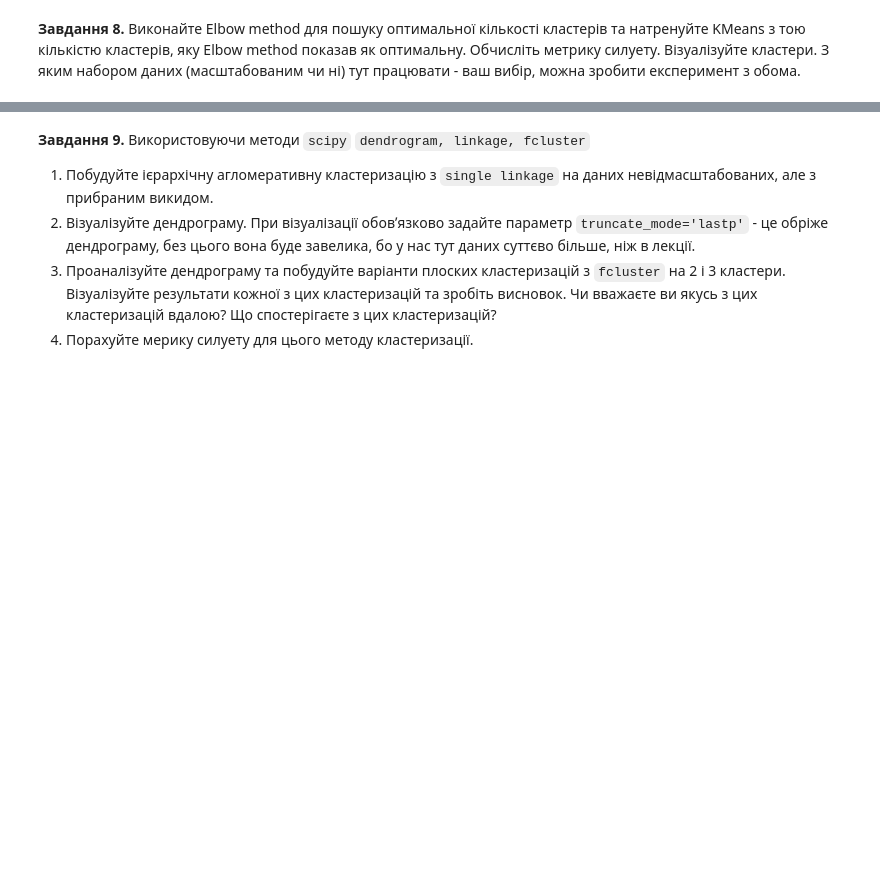
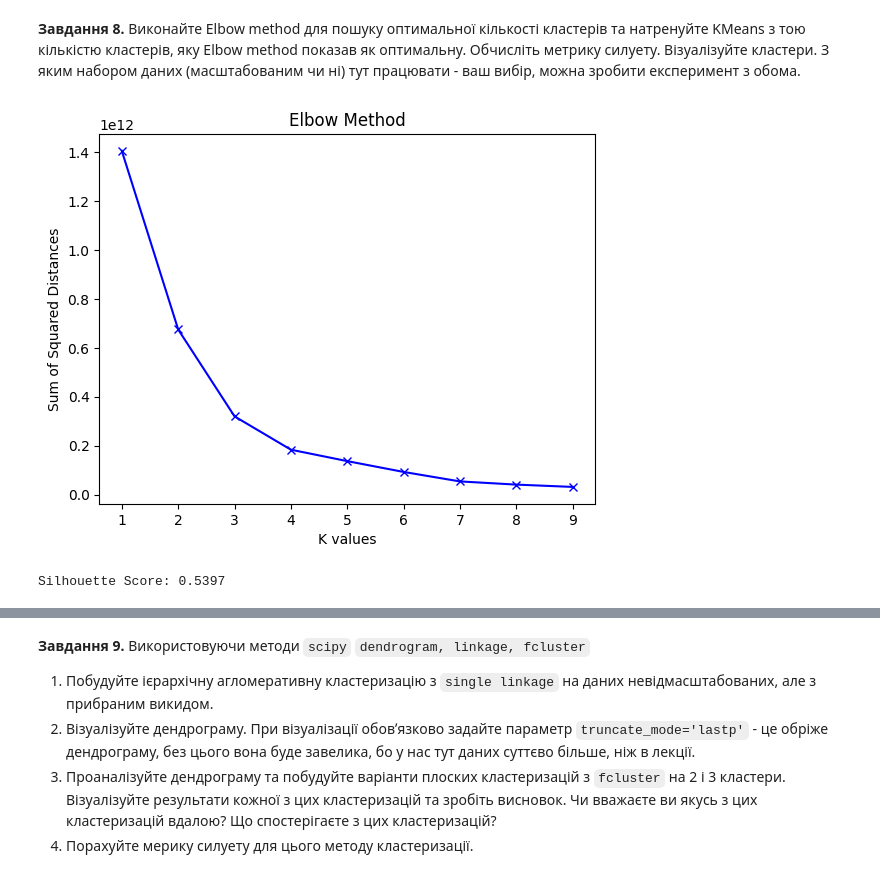
Before and after one commit to sekhahelina/ML_tasks, a Jupyter notebook: Module3/HW_Алгоритми_кластеризації.ipynb, the cells around one changed output, grey strips where cells are left out. Cells and saved outputs as stored; diff of their text form; code cells hidden in the pictures; blank space fills up the shorter version.

```diff
--- a/Module3/HW_Алгоритми_кластеризації.ipynb
+++ b/Module3/HW_Алгоритми_кластеризації.ipynb
@@ -355,2 +501,25 @@ fig.show()
 # %% [markdown]
 **Завдання 8.** Виконайте Elbow method для пошуку оптимальної кількості кластерів та натренуйте KMeans з тою кількістю кластерів, яку Elbow method показав як оптимальну. Обчисліть метрику силуету. Візуалізуйте кластери. З яким набором даних (масштабованим чи ні) тут працювати - ваш вибір, можна зробити експеримент з обома.
+# %%
+K = range(1,10)
+sum_of_squared_distances = []
+
+for k in K:
+    model = KMeans(n_clusters=k, n_init='auto').fit(X)
+    sum_of_squared_distances.append(model.inertia_)
+
+plt.plot(K, sum_of_squared_distances, 'bx-')
+plt.xlabel('K values')
+plt.ylabel('Sum of Squared Distances')
+plt.title('Elbow Method')
+plt.show()
+# %% [output]
+[figure, added]
+# %%
+kmeans = KMeans(n_clusters=4, random_state=42)
+labels = kmeans.fit_predict(X)
+
+score = silhouette_score(X, labels)
+print(f"Silhouette Score: {score:.4f}")
+# %% [output]
+Silhouette Score: 0.5397
```
Also changed, not shown: parts of 44 cells of this notebook.
